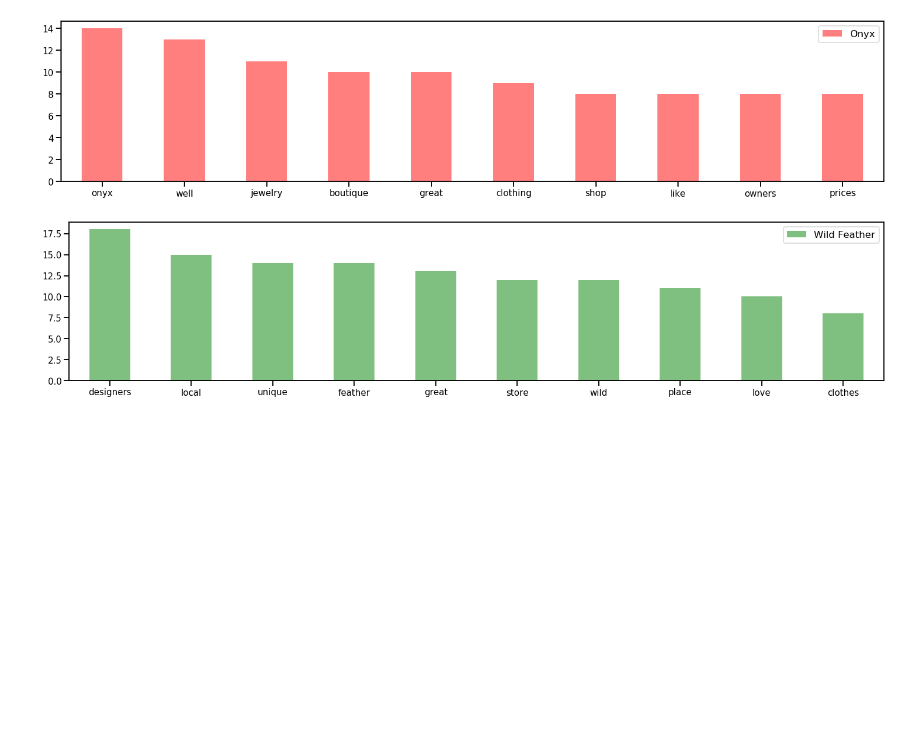
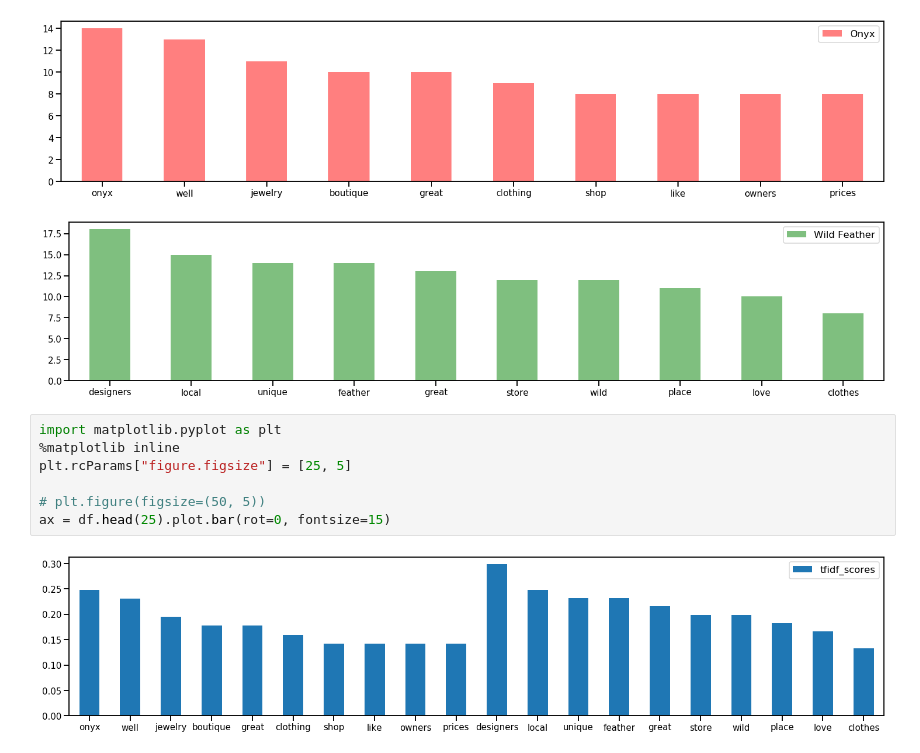
Before and after one commit to FarnazG/CodeReviews, a Jupyter notebook: NLP_TFIDF.ipynb, the cells around one changed output. Cells and saved outputs as stored; diff of their text form; blank space fills up the shorter version.

```diff
--- a/NLP_TFIDF.ipynb
+++ b/NLP_TFIDF.ipynb
@@ -169,3 +169,12 @@ plt.show()
 # %% [output]
 [figure]
 [figure]
+# %%
+import matplotlib.pyplot as plt
+%matplotlib inline
+plt.rcParams["figure.figsize"] = [25, 5]
+
+# plt.figure(figsize=(50, 5))
+ax = df.head(25).plot.bar(rot=0, fontsize=15)
+# %% [output]
+[figure, added]
```
Also changed, not shown: parts of 3 cells of this notebook.
